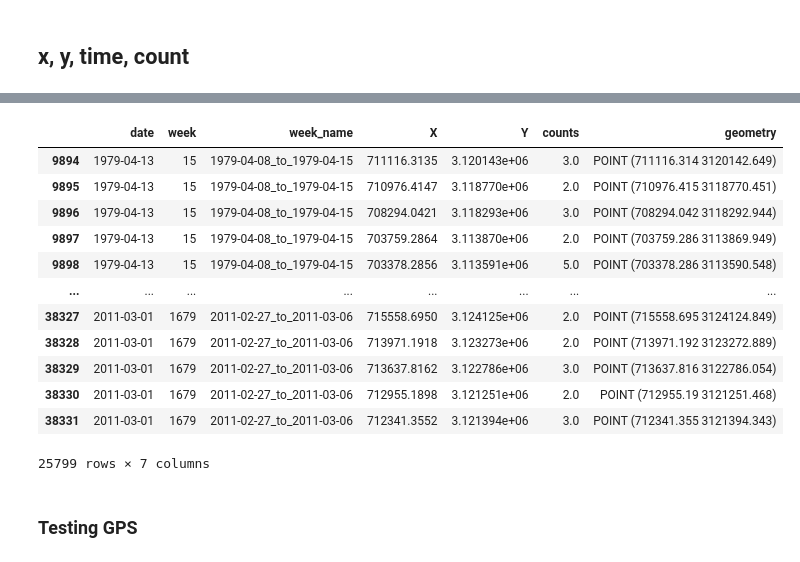
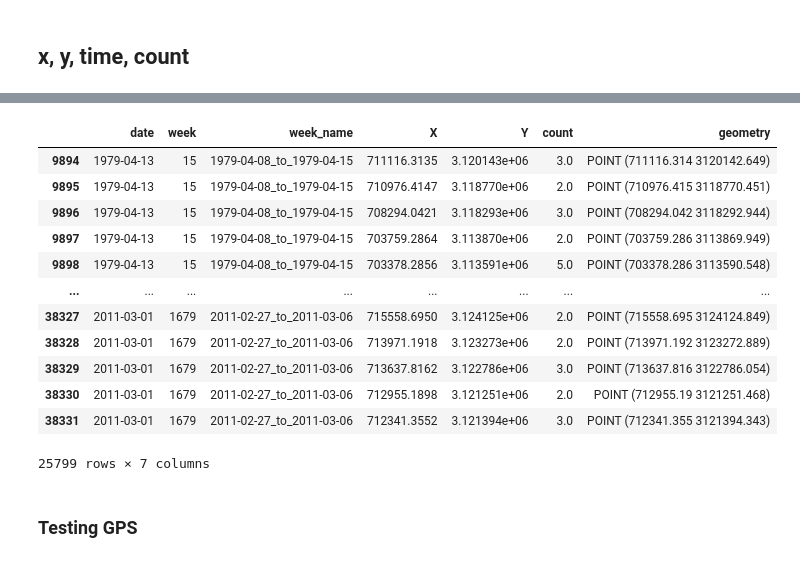
Before and after one commit to sammymuench/whooping_crane_cleaning_forecasting, a Jupyter notebook: tester.ipynb, the cells around one changed output, grey strips where cells are left out. Cells and saved outputs as stored; diff of their text form; code cells hidden in the pictures.

```diff
--- a/tester.ipynb
+++ b/tester.ipynb
@@ -22,7 +34,7 @@ Index(['Year', 'Month', 'Day', 'Survey_year', 'Coordinates', 'X', 'Y', 'WHITE',
 # %%
-asurv_gdf[['date', 'week', 'week_name', 'X', 'Y', 'counts', 'geometry']]
+asurv_gdf[['date', 'week', 'week_name', 'X', 'Y', 'count', 'geometry']]
 # %% [output]
-|  | date | week | week_name | X | Y | counts | geometry |
+|  | date | week | week_name | X | Y | count | geometry |
 | 9894 | 1979-04-13 | 15 | 1979-04-08_to_1979-04-15 | 711116.3135 | 3.120143e+06 | 3.0 | POINT (711116.314 3120142.649) |
 | 9895 | 1979-04-13 | 15 | 1979-04-08_to_1979-04-15 | 710976.4147 | 3.118770e+06 | 2.0 | POINT (710976.415 3118770.451) |
 | 9896 | 1979-04-13 | 15 | 1979-04-08_to_1979-04-15 | 708294.0421 | 3.118293e+06 | 3.0 | POINT (708294.042 3118292.944) |
```
Also changed, not shown: parts of 13 cells of this notebook, 2 other files.
